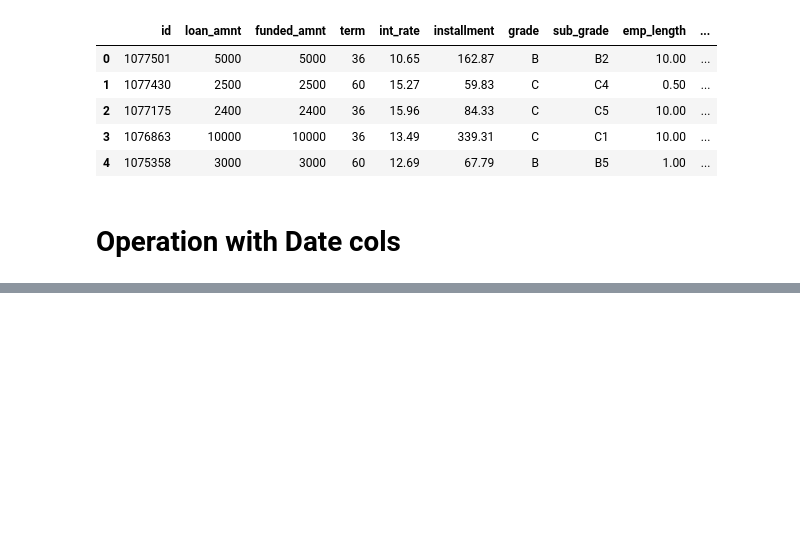
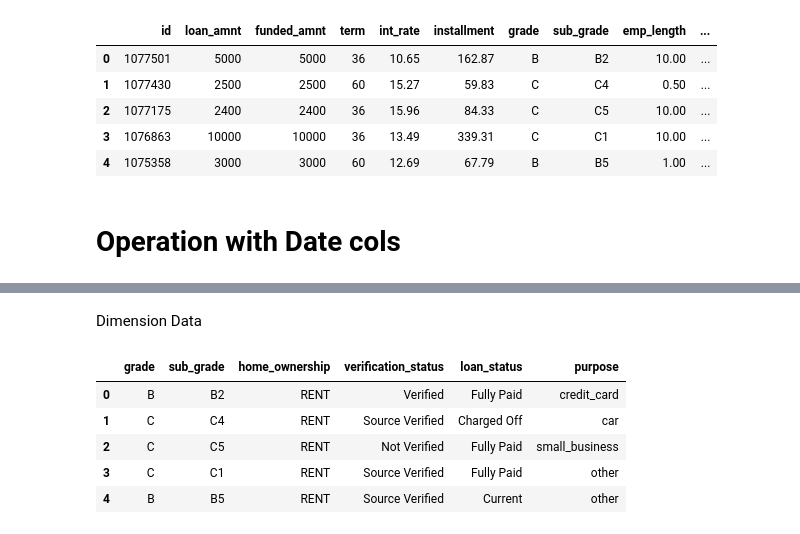
Before and after one commit to sidpani9001/LendingClubCaseStudy, a Jupyter notebook: lendingClubDataAnalysis_v1.ipynb, the cells around one changed output, grey strips where cells are left out. Cells and saved outputs as stored; diff of their text form; code cells hidden in the pictures; blank space fills up the shorter version.

```diff
--- a/lendingClubDataAnalysis_v1.ipynb
+++ b/lendingClubDataAnalysis_v1.ipynb
@@ -483,0 +518,11 @@ loan_df['issue_month'] = loan_df['issue_d'].dt.month
+# %% [markdown]
+Dimension Data
+# %%
+dim_data.head()
+# %% [output]
+|  | grade | sub_grade | home_ownership | verification_status | loan_status | purpose |
+| 0 | B | B2 | RENT | Verified | Fully Paid | credit_card |
+| 1 | C | C4 | RENT | Source Verified | Charged Off | car |
+| 2 | C | C5 | RENT | Not Verified | Fully Paid | small_business |
+| 3 | C | C1 | RENT | Source Verified | Fully Paid | other |
+| 4 | B | B5 | RENT | Source Verified | Current | other |
```
Also changed, not shown: parts of 9 cells of this notebook.
